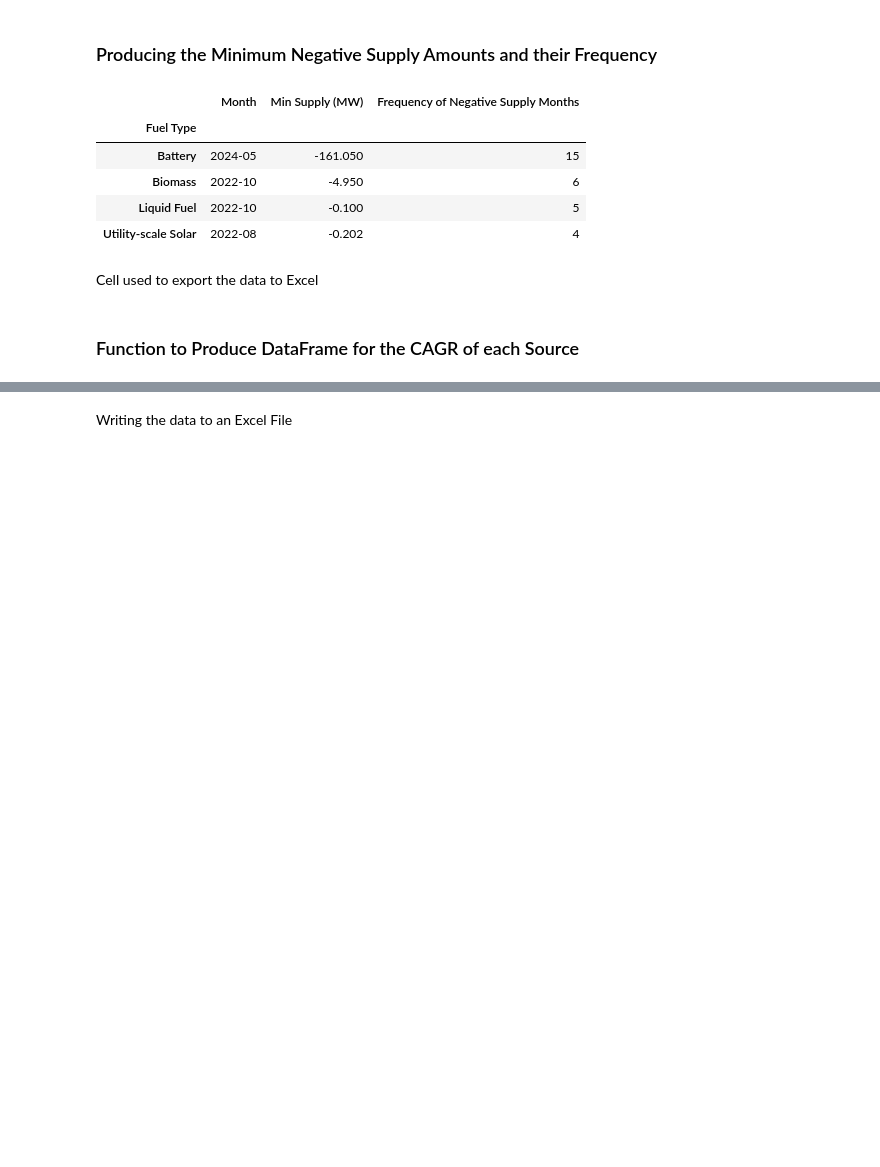
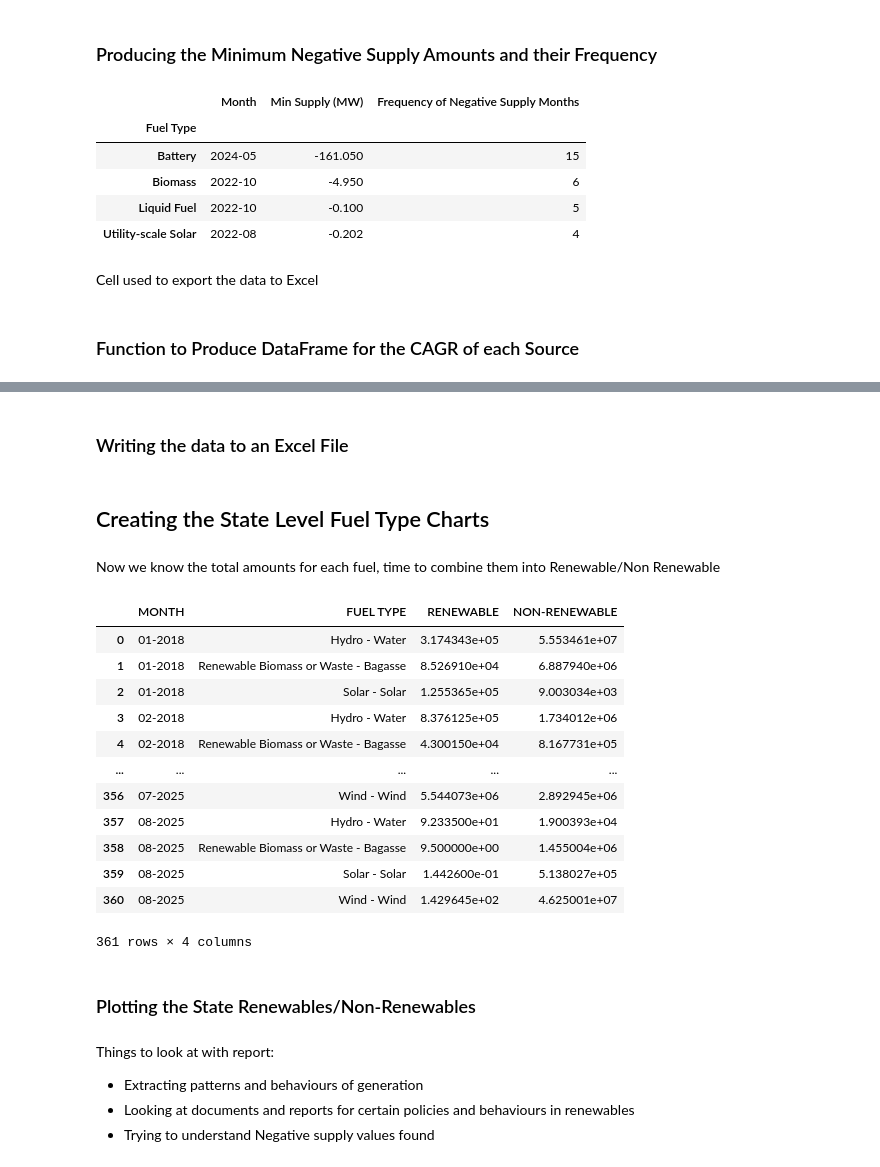
Before and after one commit to aidanlockwood20/IFN695-Codebase, a Jupyter notebook: report.ipynb, the cells around one changed output, grey strips where cells are left out. Cells and saved outputs as stored; diff of their text form; code cells hidden in the pictures; blank space fills up the shorter version.

```diff
--- a/report.ipynb
+++ b/report.ipynb
@@ -166,3 +244,15 @@ Name: count, dtype: int64
+# %%
+qld_fuel_generation_agg['MONTH'] = qld_fuel_generation_agg['MONTH'].dt.to_timestamp()
+nsw_fuel_generation_agg['MONTH'] = nsw_fuel_generation_agg['MONTH'].dt.to_timestamp()
+sa_fuel_generation_agg['MONTH'] = sa_fuel_generation_agg['MONTH'].dt.to_timestamp()
+tas_fuel_generation_agg['MONTH'] = tas_fuel_generation_agg['MONTH'].dt.to_timestamp()
+vic_fuel_generation_agg['MONTH'] = vic_fuel_generation_agg['MONTH'].dt.to_timestamp()
+# %%
+qld_fuel_generation_agg['MONTH'] = qld_fuel_generation_agg['MONTH'].dt.strftime('%m-%Y')
+nsw_fuel_generation_agg['MONTH'] = nsw_fuel_generation_agg['MONTH'].dt.strftime('%m-%Y')
+sa_fuel_generation_agg['MONTH'] = sa_fuel_generation_agg['MONTH'].dt.strftime('%m-%Y')
+tas_fuel_generation_agg['MONTH'] = tas_fuel_generation_agg['MONTH'].dt.strftime('%m-%Y')
+vic_fuel_generation_agg['MONTH'] = vic_fuel_generation_agg['MONTH'].dt.strftime('%m-%Y')
 # %% [markdown]
 There is an 'Other' value for Fuel Type. Going to remove that for easier analysis
 # %%
@@ -496,6 +588,8 @@ non_renewables_cagr
 | Gas | -8.579342 | 1712.7820 | 914.1395 |
 # %% [markdown]
-Writing the data to an Excel File
+### Writing the data to an Excel File
 # %%
 renewables_cagr.to_excel('data/renewables_cagr.xlsx')
 non_renewables_cagr.to_excel('data/non_renewables_cagr.xlsx')
+# %% [markdown]
+## Creating the State Level Fuel Type Charts
@@ -501,0 +608,44 @@ non_renewables_cagr.to_excel('data/non_renewables_cagr.xlsx')
+# %% [markdown]
+Now we know the total amounts for each fuel, time to combine them into Renewable/Non Renewable
+# %%
+def generate_renewable_datasets(agg_data):
+    renewables = []
+    non_renewables = []
+
+    for fuel in agg_data['FUEL TYPE'].unique().tolist():
+        if 'Fossil' in fuel:
+            non_renewables.append(fuel)
+        else:
+            renewables.append(fuel)
+
+    renewables_df = agg_data[agg_data['FUEL TYPE'].isin(renewables)].reset_index(drop = True)
+    non_renewables_df = agg_data[agg_data['FUEL TYPE'].isin(non_renewables)].reset_index(drop = True)
+
+    renewables_df['NON-RENEWABLE'] = non_renewables_df['SCADAVALUE']
+
+    renewables_df.rename(columns = {'SCADAVALUE': 'RENEWABLE'}, inplace = True)
+    return renewables_df.reset_index(drop = True)
+# %%
+nsw_renewables_df = generate_renewable_datasets(nsw_fuel_generation_agg)
+qld_renewables_df = generate_renewable_datasets(qld_fuel_generation_agg)
+vic_renewables_df = generate_renewable_datasets(vic_fuel_generation_agg)
+sa_renewables_df = generate_renewable_datasets(sa_fuel_generation_agg)
+tas_renewables_df = generate_renewable_datasets(tas_fuel_generation_agg)
+# %%
+qld_renewables_df
+# %% [output]
+|  | MONTH | FUEL TYPE | RENEWABLE | NON-RENEWABLE |
+| 0 | 01-2018 | Hydro - Water | 3.174343e+05 | 5.553461e+07 |
+| 1 | 01-2018 | Renewable Biomass or Waste - Bagasse | 8.526910e+04 | 6.887940e+06 |
+| 2 | 01-2018 | Solar - Solar | 1.255365e+05 | 9.003034e+03 |
+| 3 | 02-2018 | Hydro - Water | 8.376125e+05 | 1.734012e+06 |
+| 4 | 02-2018 | Renewable Biomass or Waste - Bagasse | 4.300150e+04 | 8.167731e+05 |
+| ... | ... | ... | ... | ... |
+| 356 | 07-2025 | Wind - Wind | 5.544073e+06 | 2.892945e+06 |
+| 357 | 08-2025 | Hydro - Water | 9.233500e+01 | 1.900393e+04 |
+| 358 | 08-2025 | Renewable Biomass or Waste - Bagasse | 9.500000e+00 | 1.455004e+06 |
+| 359 | 08-2025 | Solar - Solar | 1.442600e-01 | 5.138027e+05 |
+| 360 | 08-2025 | Wind - Wind | 1.429645e+02 | 4.625001e+07 |
+361 rows × 4 columns
+# %% [markdown]
+### Plotting the State Renewables/Non-Renewables
@@ -501,0 +654,5 @@ non_renewables_cagr.to_excel('data/non_renewables_cagr.xlsx')
+# %% [markdown]
+Things to look at with report:
+- Extracting patterns and behaviours of generation
+- Looking at documents and reports for certain policies and behaviours in renewables
+- Trying to understand Negative supply values found
```
Also changed, not shown: parts of 53 cells of this notebook, 12 other files.
